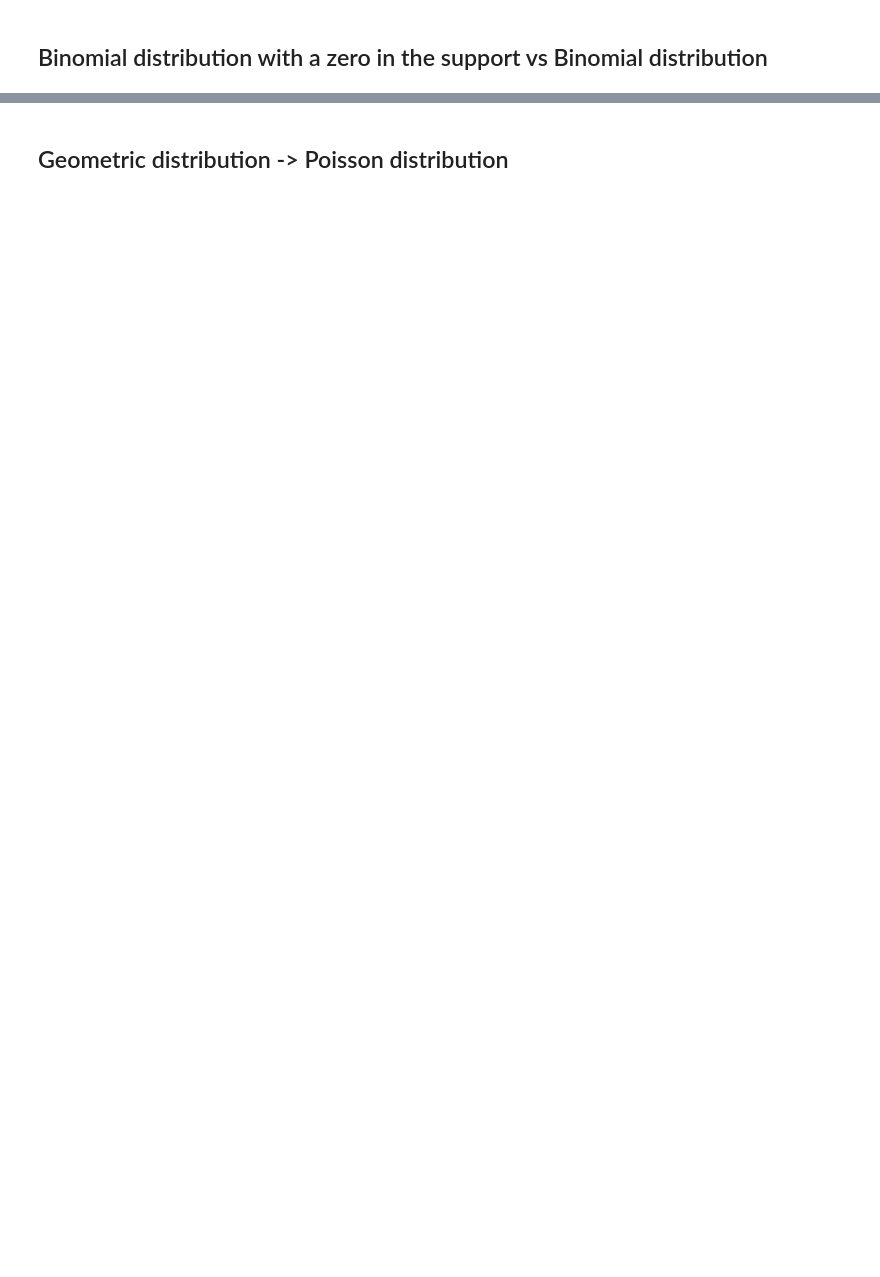
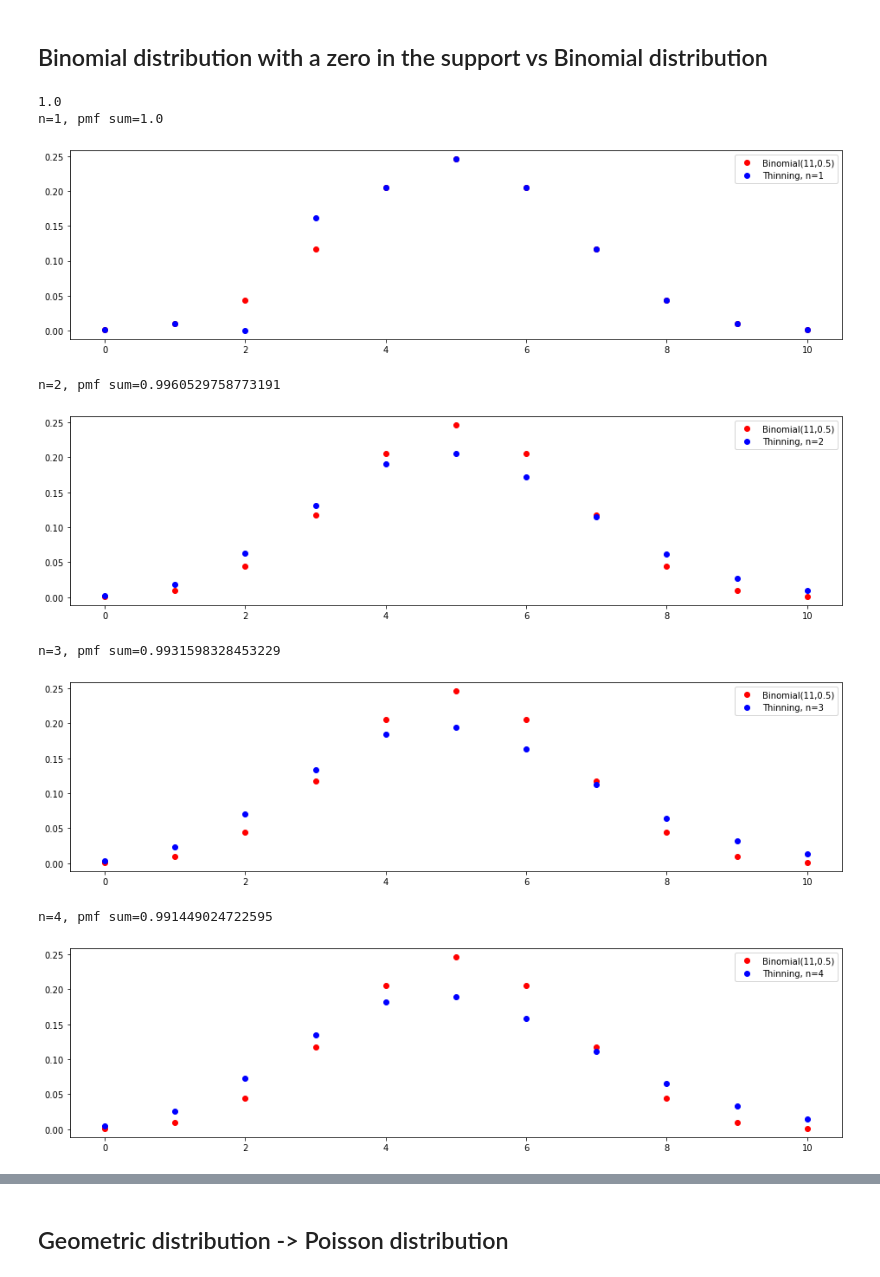
Before and after one commit to AnnaBagriy/w1-monotonicity, a Jupyter notebook: W1.ipynb, the cells around one changed output, grey strips where cells are left out. Drawn from its saved outputs; the diff is of its cells as text; code cells hidden in the pictures; blank space fills up the shorter version.

```diff
--- a/W1.ipynb
+++ b/W1.ipynb
@@ -290,36 +320,48 @@ for n in n_range:
     #plot_pmf(K_range,p2)
     plt.figure(figsize=(16,4))
     #plt.plot(K_range, p3, 'ko', label='Binomial(K,p)')
-    plt.plot(K_range, p1, 'ro', label='Poisson(lmb)')
+    plt.plot(K_range, p1, 'ro', label=f'Binomial({l+1},{p})')
     plt.plot(K_range, p2, 'bo', label=f'Thinning, n={n}')
     plt.legend()
     plt.show()
     #plt.plot(K_range, list(zip(p1, p2)), 'rbo',  label=['Poisson(lmb)', f'Thinning, n={n}'])
 
     w = wasserstein_distance(p1, p2)
     w_range.append(w)
 
     rel_entropy.append(get_relative_entropy(p2, p1))
     entropy.append(get_relative_entropy(p2))
 
 #print(p2)
 #plot_pmf(K_range,p2)
 
-print(f"H({thinning_rv}|Poisson) is monotonically decreasing: {is_monot_decreasing(rel_entropy)} (should always be true)")
+thinning_rv = binomial_with_hole_const
+
+print(f"H({thinning_rv}|Binomial({l+1},{p})) is monotonically decreasing: {is_monot_decreasing(rel_entropy)} (should always be true)")
 print(rel_entropy)
 print()
 print(f"H({thinning_rv}) is monotonically increasing: {is_monot_increasing(entropy)} (should be true only in ULC case)")
 print(f"H({thinning_rv}) is monotonically decreasing: {is_monot_decreasing(entropy)} (should be true only in ULConvex case)")
 print(entropy)
 print()
-print(f"H({thinning_rv})_{n_max}={entropy[-1]}, H(Poisson(1))={scipy.stats.entropy(p1)}")
-print(f"H({thinning_rv}|Poisson)={rel_entropy[-1]}")
+print(f"H({thinning_rv})_{n_max}={entropy[-1]}, H(Binomial({l+1},{p}))={scipy.stats.entropy(p1)}")
+print(f"H({thinning_rv}|Binomial({l+1},{p}))={rel_entropy[-1]}")
 
 print()
 print(w_range)
 print()
 display_wasserstein_distance_info(w_range, n_range, f"Thinning(...)")
 
 #plt.plot(K_range, list(zip(p1, p2)), label=['Poisson(lmb)', f'Thinning, n={n}'])
 #plt.legend()
 #plt.show()
+# %% [output]
+1.0
+n=1, pmf sum=1.0
+[figure, added]
+n=2, pmf sum=0.9960529758773191
+[figure, added]
+n=3, pmf sum=0.9931598328453229
+[figure, added]
+n=4, pmf sum=0.991449024722595
+[figure, added]
```
Also changed, not shown: parts of 6 cells of this notebook.
